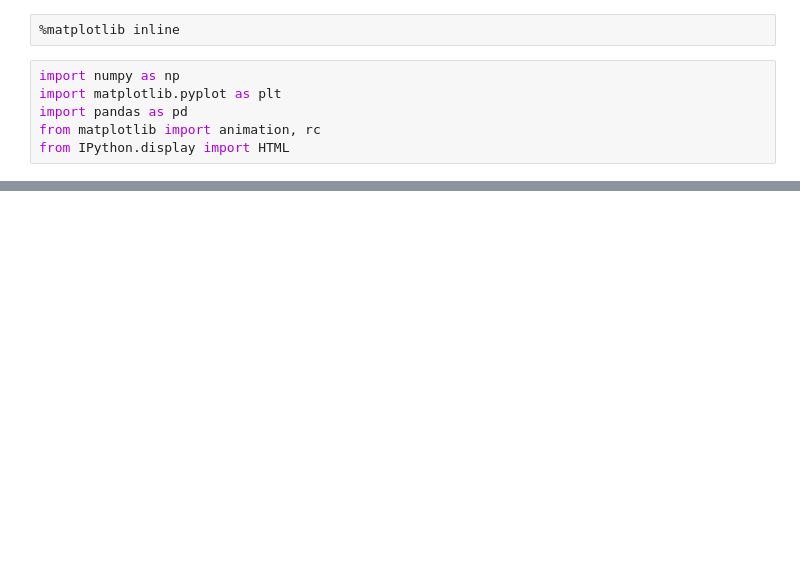
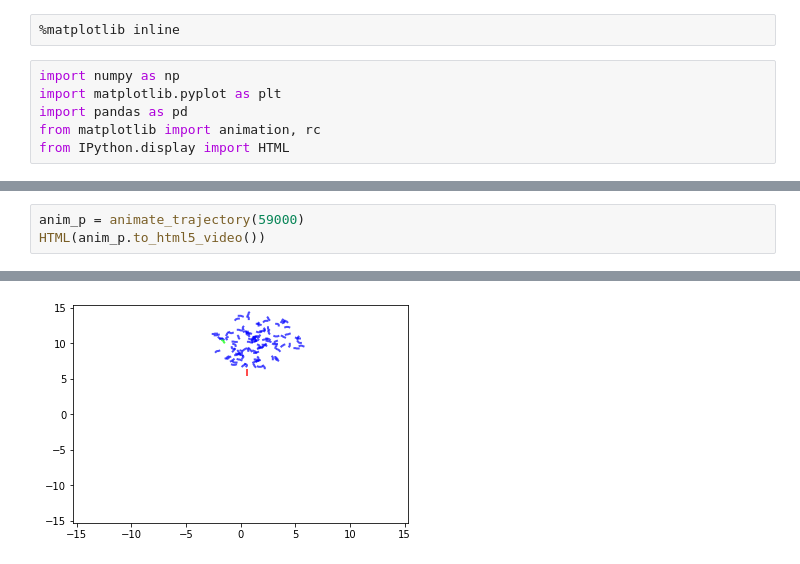
Before and after one commit to fbrand-new/reinforced-birds, a Jupyter notebook: AnimateTrajectory.ipynb, the cells around one changed output, grey strips where cells are left out. Saved outputs shown, nothing was run; the diff lists cells and outputs as text; blank space fills up the shorter version.

```diff
--- a/AnimateTrajectory.ipynb
+++ b/AnimateTrajectory.ipynb
@@ -92,0 +87,4 @@ HTML(anim_p.to_html5_video())
+# %%
+anim_p = animate_trajectory(59000)
+HTML(anim_p.to_html5_video())
+# %% [output]
@@ -92,0 +92 @@ HTML(anim_p.to_html5_video())
+[figure, added]
```
Also changed, not shown: parts of 5 cells of this notebook, 15 other files.
